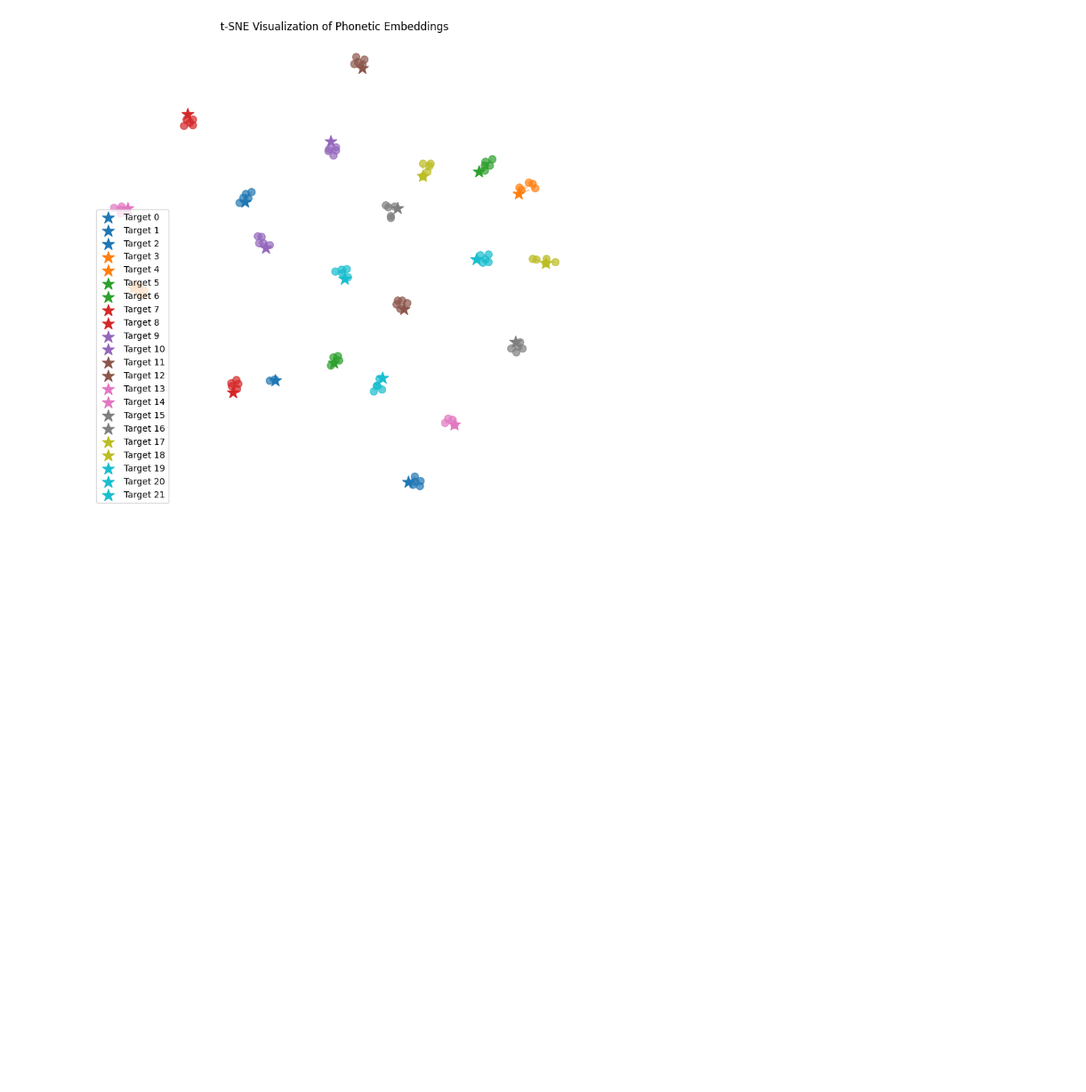
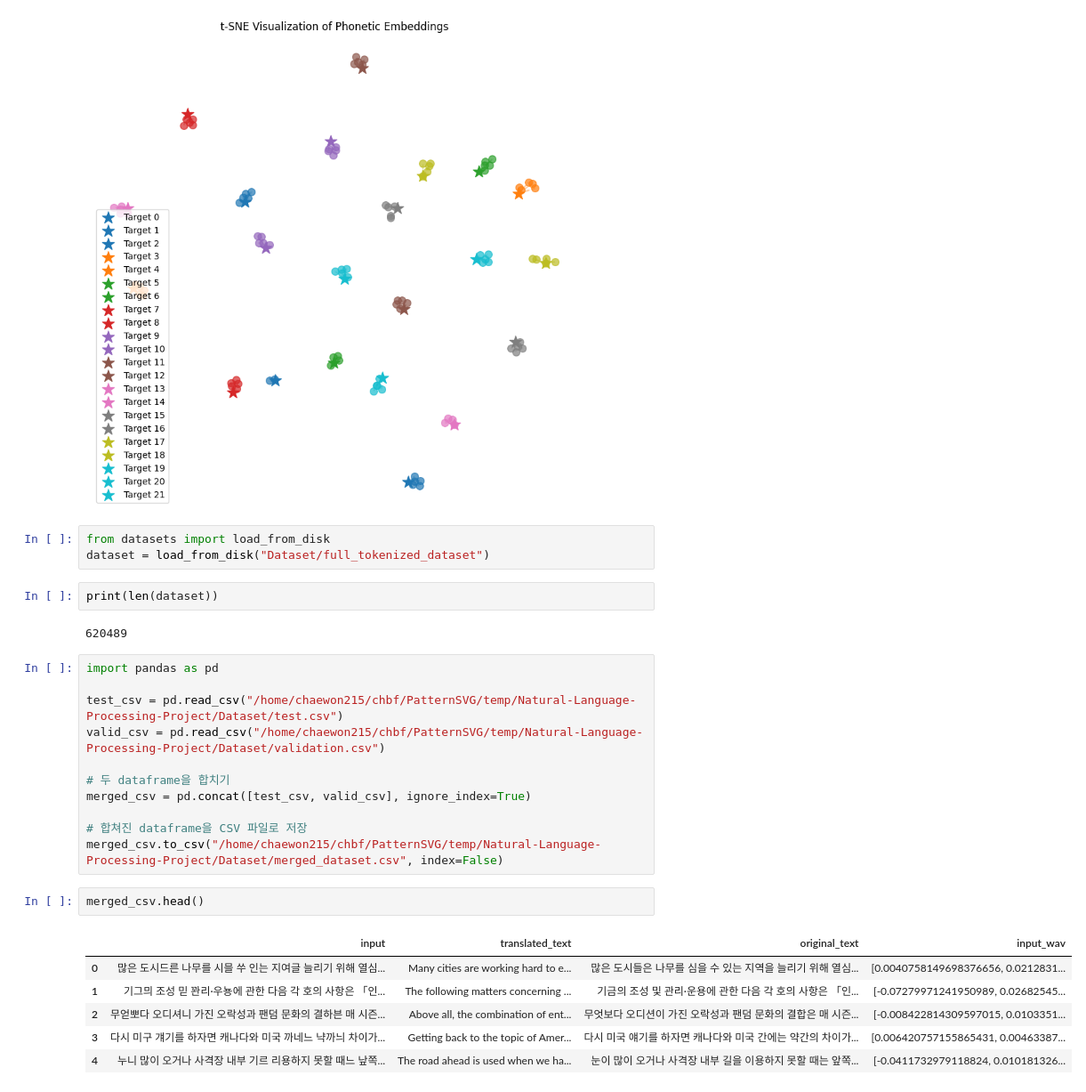
Before and after one commit to edenkim9741/Natural-Language-Processing-Project, a Jupyter notebook: experiments2.ipynb, the cells around one changed output. Shown at 89% size. Drawn from its saved outputs; the diff is of its cells as text; blank space fills up the shorter version.

```diff
--- a/experiments2.ipynb
+++ b/experiments2.ipynb
@@ -180,3 +180,30 @@ def visualize_all_in_one(ground_truths, samples):
 visualize_all_in_one(gt_array.numpy(), sample_arrays)
 # %% [output]
 [figure]
+# %%
+from datasets import load_from_disk
+dataset = load_from_disk("Dataset/full_tokenized_dataset")
+# %%
+print(len(dataset))
+# %% [output]
+620489
+# %%
+import pandas as pd
+
+test_csv = pd.read_csv("/home/chaewon215/chbf/PatternSVG/temp/Natural-Language-Processing-Project/Dataset/test.csv")
+valid_csv = pd.read_csv("/home/chaewon215/chbf/PatternSVG/temp/Natural-Language-Processing-Project/Dataset/validation.csv")
+
+# 두 dataframe을 합치기
+merged_csv = pd.concat([test_csv, valid_csv], ignore_index=True)
+
+# 합쳐진 dataframe을 CSV 파일로 저장
+merged_csv.to_csv("/home/chaewon215/chbf/PatternSVG/temp/Natural-Language-Processing-Project/Dataset/merged_dataset.csv", index=False)
+# %%
+merged_csv.head()
+# %% [output]
+|  | input | translated_text | original_text | input_wav |
+| 0 | 많은 도시드른 나무를 시믈 쑤 인는 지여글 늘리기 위해 열심... | Many cities are working hard to e... | 많은 도시들은 나무를 심을 수 있는 지역을 늘리기 위해 열심... | [0.0040758149698376656, 0.0212831... |
+| 1 | 기그믜 조성 믿 꽌리·우뇽에 관한 다음 각 호의 사항은 「인... | The following matters concerning ... | 기금의 조성 및 관리·운용에 관한 다음 각 호의 사항은 「인... | [-0.07279971241950989, 0.02682545... |
+| 2 | 무얻뽀다 오디셔니 가진 오락성과 팬덤 문화의 결하븐 매 시즌... | Above all, the combination of ent... | 무엇보다 오디션이 가진 오락성과 팬덤 문화의 결합은 매 시즌... | [-0.008422814309597015, 0.0103351... |
+| 3 | 다시 미구 걔기를 하자면 캐나다와 미국 까네느 냑까늬 차이가... | Getting back to the topic of Amer... | 다시 미국 얘기를 하자면 캐나다와 미국 간에는 약간의 차이가... | [0.006420757155865431, 0.00463387... |
+| 4 | 누니 많이 오거나 사격장 내부 기르 리용하지 못할 때느 낲쪽... | The road ahead is used when we ha... | 눈이 많이 오거나 사격장 내부 길을 이용하지 못할 때는 앞쪽... | [-0.0411732979118824, 0.010181326... |
```
Also changed, not shown: 19 other files.
